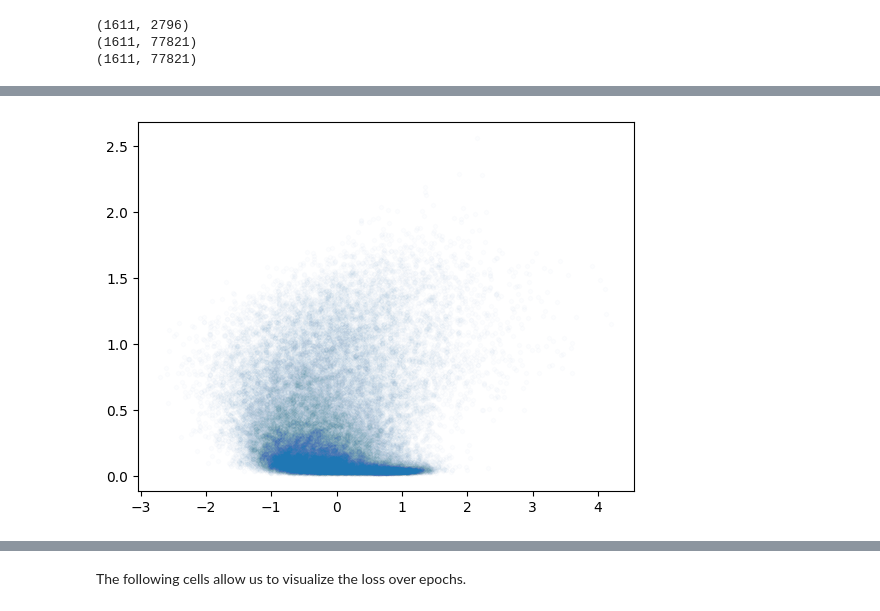
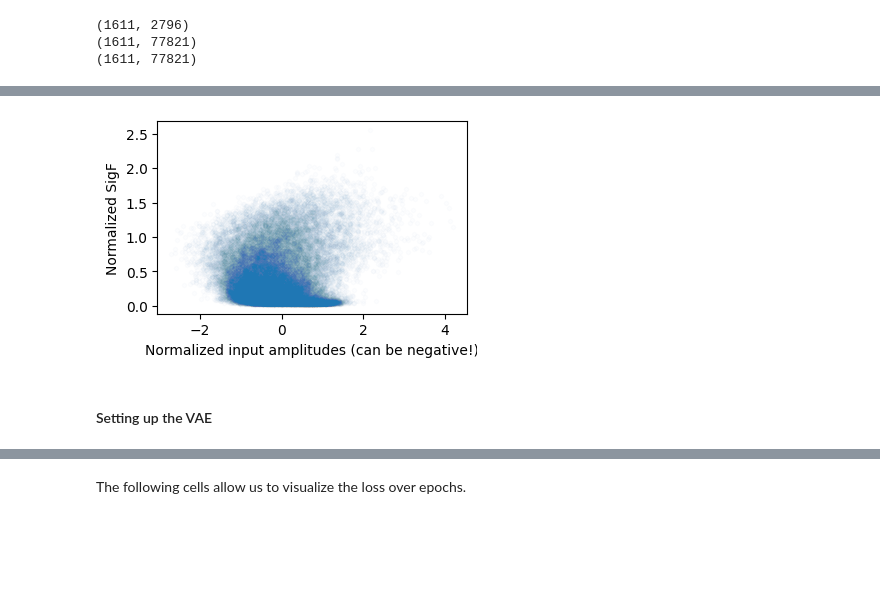
Before and after one commit to Hekstra-Lab/valdo, a Jupyter notebook: notebooks/pipeline.ipynb, the cells around one changed output, grey strips where cells are left out. Cells and saved outputs as stored; diff of their text form; code cells hidden in the pictures; blank space fills up the shorter version.

```diff
--- a/notebooks/pipeline.ipynb
+++ b/notebooks/pipeline.ipynb
@@ -26,6 +26,7 @@ import gemmi
 import valdo
 
 pd.set_option("display.precision", 3)
+plt.rc('figure', figsize=(4,2.5))
 print("done with imports.")
 # %% [output]
 done with imports.
@@ -624,8 +543,12 @@ plt.show()
 # %%
 plt.plot(vae_output[10,:],vae_sigF[10,:],'.',alpha=0.01)
+plt.xlabel("Normalized input amplitudes (can be negative!)")
+plt.ylabel("Normalized SigF")
 plt.show()
 # %% [output]
-[figure, old version]
+[figure, new version]
+# %% [markdown]
+#### Setting up the VAE
 # %%
 %%time
 # Specify VAE Parameters; takes ~1 sec
```
Also changed, not shown: parts of 118 cells of this notebook, 5 other files.
